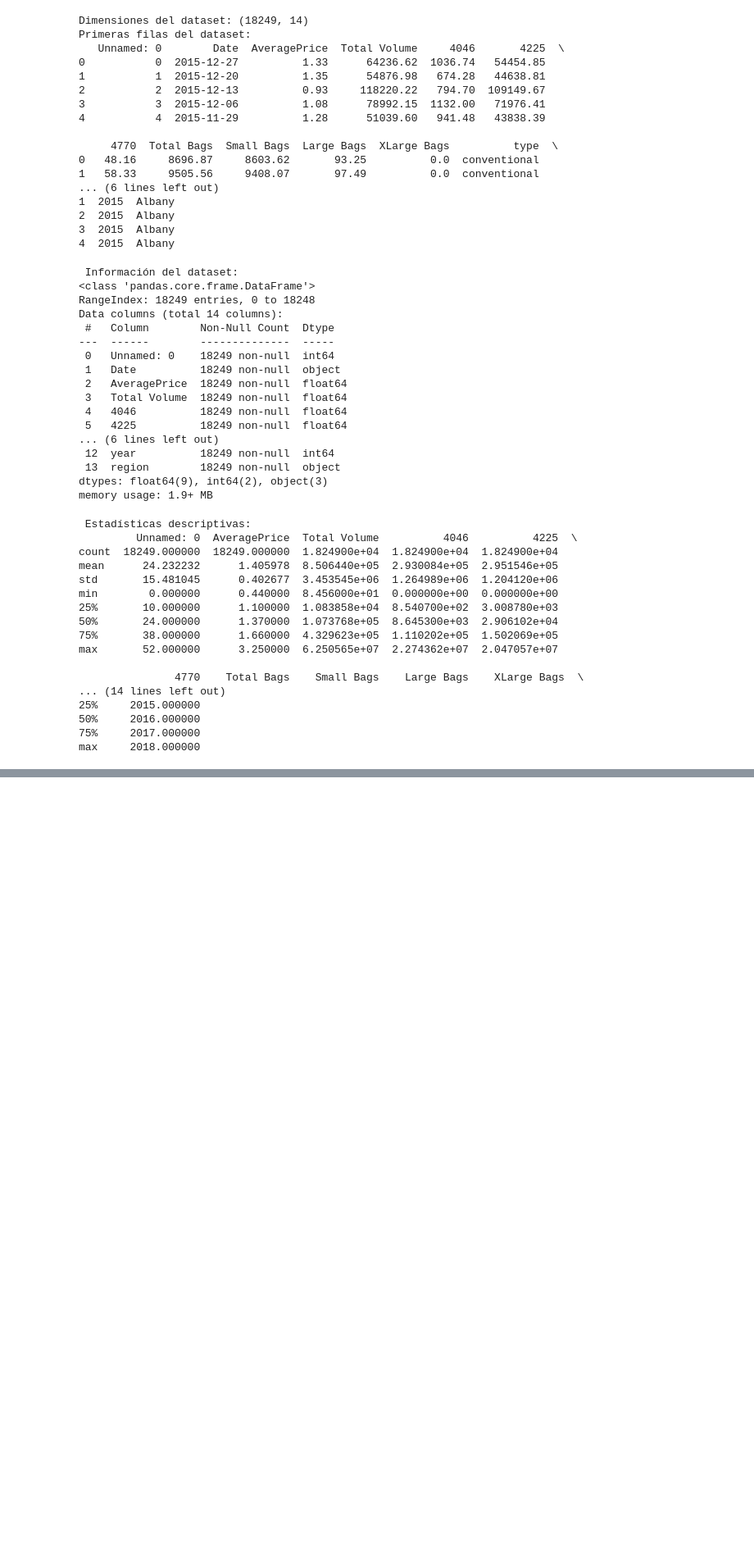
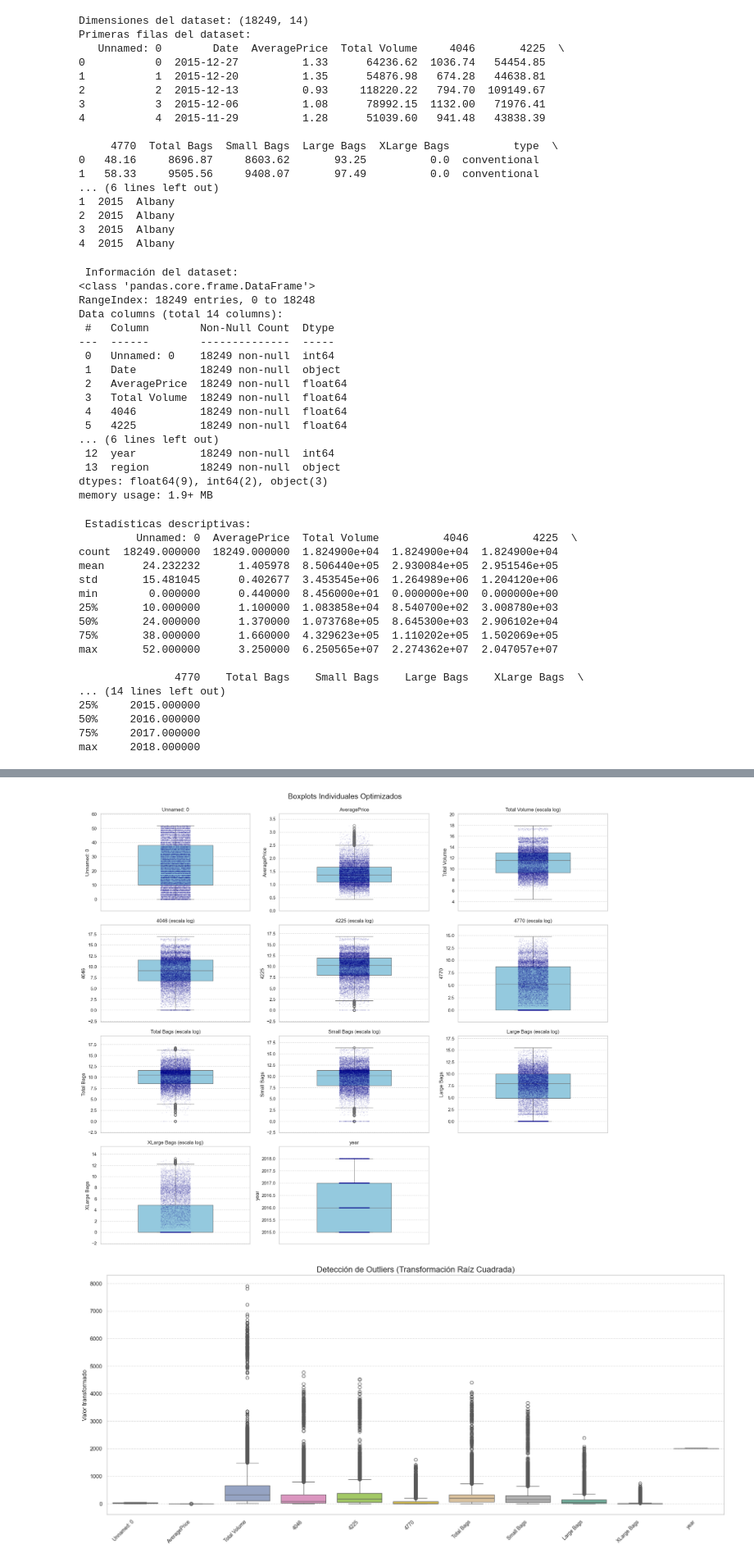
Before and after one commit to Samth18/Proyecto2-CienciaDatos, a Jupyter notebook: avocado-regression-project/notebooks/analisis_exploratorio.ipynb, the cells around one changed output, grey strips where cells are left out. Shown at 82% size. Cells and saved outputs as stored; diff of their text form; code cells hidden in the pictures; blank space fills up the shorter version.

```diff
--- a/avocado-regression-project/notebooks/analisis_exploratorio.ipynb
+++ b/avocado-regression-project/notebooks/analisis_exploratorio.ipynb
@@ -124,0 +178,62 @@ plt.show()
+# %%
+# Boxplots individuales optimizados para mejor visualización
+# Crear una figura con varios subplots individuales para cada variable
+plt.figure(figsize=(18, 15))
+
+# Obtener lista de variables numéricas
+numeric_cols = data.select_dtypes(include=['number']).columns
+
+# Crear un subplot individual para cada variable
+for i, col in enumerate(numeric_cols):
+    # Crear subplot
+    plt.subplot(4, 3, i+1)
+
+    # Decidir si aplicar transformación logarítmica
+    if col in volume_cols:
+        # Para variables de volumen, usar datos transformados
+        plot_data = np.log1p(data[col])
+        title_suffix = " (escala log)"
+    else:
+        # Para otras variables, usar datos originales
+        plot_data = data[col]
+        title_suffix = ""
+
+    # Crear boxplot individual con ajustes específicos
+    sns.boxplot(y=plot_data, color="skyblue", width=0.5)
+
+    # Añadir puntos para mostrar la distribución (opcional)
+    sns.stripplot(y=plot_data, color='darkblue', alpha=0.1, size=2)
+
+    # Configurar título y etiquetas
+    plt.title(f'{col}{title_suffix}', fontsize=12)
+    plt.grid(axis='y', linestyle='--', alpha=0.7)
+
+    # Ajustar márgenes de los ejes para que la caja ocupe más espacio
+    y_min, y_max = plt.ylim()
+    range_y = y_max - y_min
+    plt.ylim(y_min - range_y*0.1, y_max + range_y*0.1)
+
+# Ajustar diseño
+plt.tight_layout()
+plt.suptitle("Boxplots Individuales Optimizados", fontsize=18, y=1.02)
+plt.show()
+
+# Enfoque alternativo: Transformación más agresiva para variables de volumen
+plt.figure(figsize=(18, 8))
+
+# Crear un DataFrame con transformación raíz cuadrada para visualización
+data_sqrt = data.copy()
+for col in volume_cols:
+    data_sqrt[col] = np.sqrt(data[col])
+
+# Boxplot con transformación raíz cuadrada
+sns.boxplot(data=data_sqrt[numeric_cols], palette="Set2")
+plt.title("Detección de Outliers (Transformación Raíz Cuadrada)", fontsize=16)
+plt.ylabel("Valor transformado", fontsize=12)
+plt.xticks(rotation=45, ha='right', fontsize=10)
+plt.grid(axis='y', linestyle='--', alpha=0.7)
+plt.tight_layout()
+plt.show()
+# %% [output]
+[figure, added]
+[figure, added]
```
Also changed, not shown: parts of 7 cells of this notebook.
